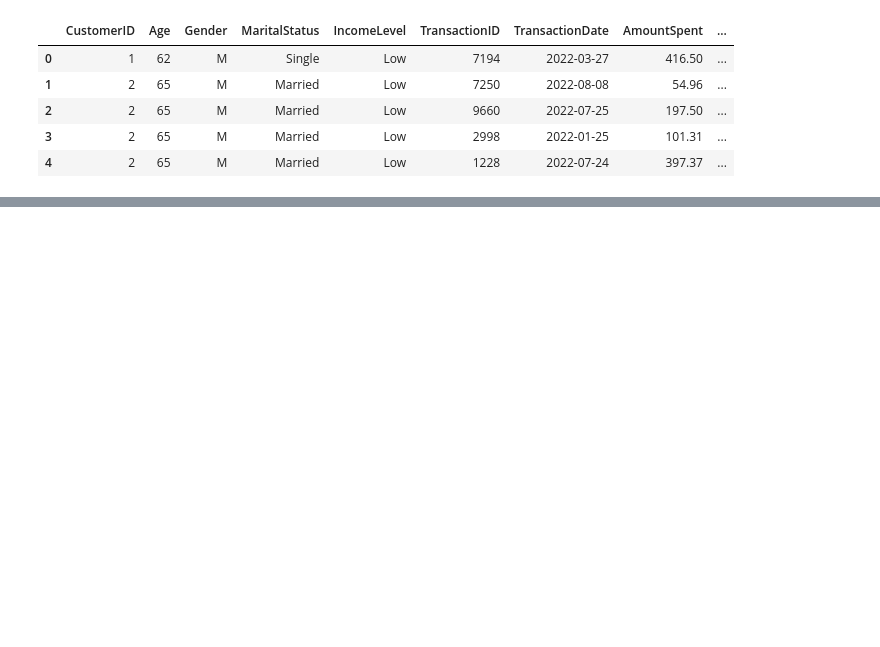
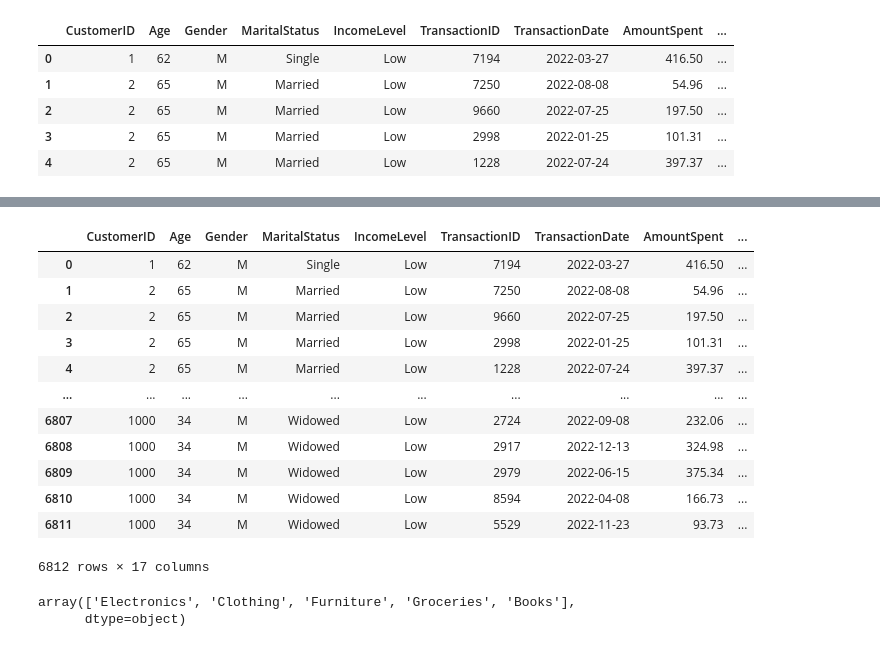
Before and after one commit to pavanrajkg04/Job_based_projects, a Jupyter notebook: Data Science/LLoyd Bank/Task 1: Data gathering and exploratory analysis/TaskOne.ipynb, the cells around one changed output, grey strips where cells are left out. Saved outputs shown, nothing was run; the diff lists cells and outputs as text; code cells hidden in the pictures; blank space fills up the shorter version.

```diff
--- a/Data Science/LLoyd Bank/Task 1: Data gathering and exploratory analysis/TaskOne.ipynb
+++ b/Data Science/LLoyd Bank/Task 1: Data gathering and exploratory analysis/TaskOne.ipynb
@@ -54,0 +67,26 @@ s
+# %%
+data['InteractionID'] = data['InteractionID'].fillna(0)
+data['InteractionDate'] = data['InteractionDate'].fillna('0000-00-00')
+data['InteractionType'] = data['InteractionType'].fillna('Not contacted')
+data['ResolutionStatus'] = data['ResolutionStatus'].fillna('Not contacted')
+
+data
+# %% [output]
+|  | CustomerID | Age | Gender | MaritalStatus | IncomeLevel | TransactionID | TransactionDate | AmountSpent | ... |
+| 0 | 1 | 62 | M | Single | Low | 7194 | 2022-03-27 | 416.50 | ... |
+| 1 | 2 | 65 | M | Married | Low | 7250 | 2022-08-08 | 54.96 | ... |
+| 2 | 2 | 65 | M | Married | Low | 9660 | 2022-07-25 | 197.50 | ... |
+| 3 | 2 | 65 | M | Married | Low | 2998 | 2022-01-25 | 101.31 | ... |
+| 4 | 2 | 65 | M | Married | Low | 1228 | 2022-07-24 | 397.37 | ... |
+| ... | ... | ... | ... | ... | ... | ... | ... | ... | ... |
+| 6807 | 1000 | 34 | M | Widowed | Low | 2724 | 2022-09-08 | 232.06 | ... |
+| 6808 | 1000 | 34 | M | Widowed | Low | 2917 | 2022-12-13 | 324.98 | ... |
+| 6809 | 1000 | 34 | M | Widowed | Low | 2979 | 2022-06-15 | 375.34 | ... |
+| 6810 | 1000 | 34 | M | Widowed | Low | 8594 | 2022-04-08 | 166.73 | ... |
+| 6811 | 1000 | 34 | M | Widowed | Low | 5529 | 2022-11-23 | 93.73 | ... |
+6812 rows × 17 columns
+# %%
+data['ProductCategory'].unique()
+# %% [output]
+array(['Electronics', 'Clothing', 'Furniture', 'Groceries', 'Books'],
+      dtype=object)
```
Also changed, not shown: parts of 6 cells of this notebook.
